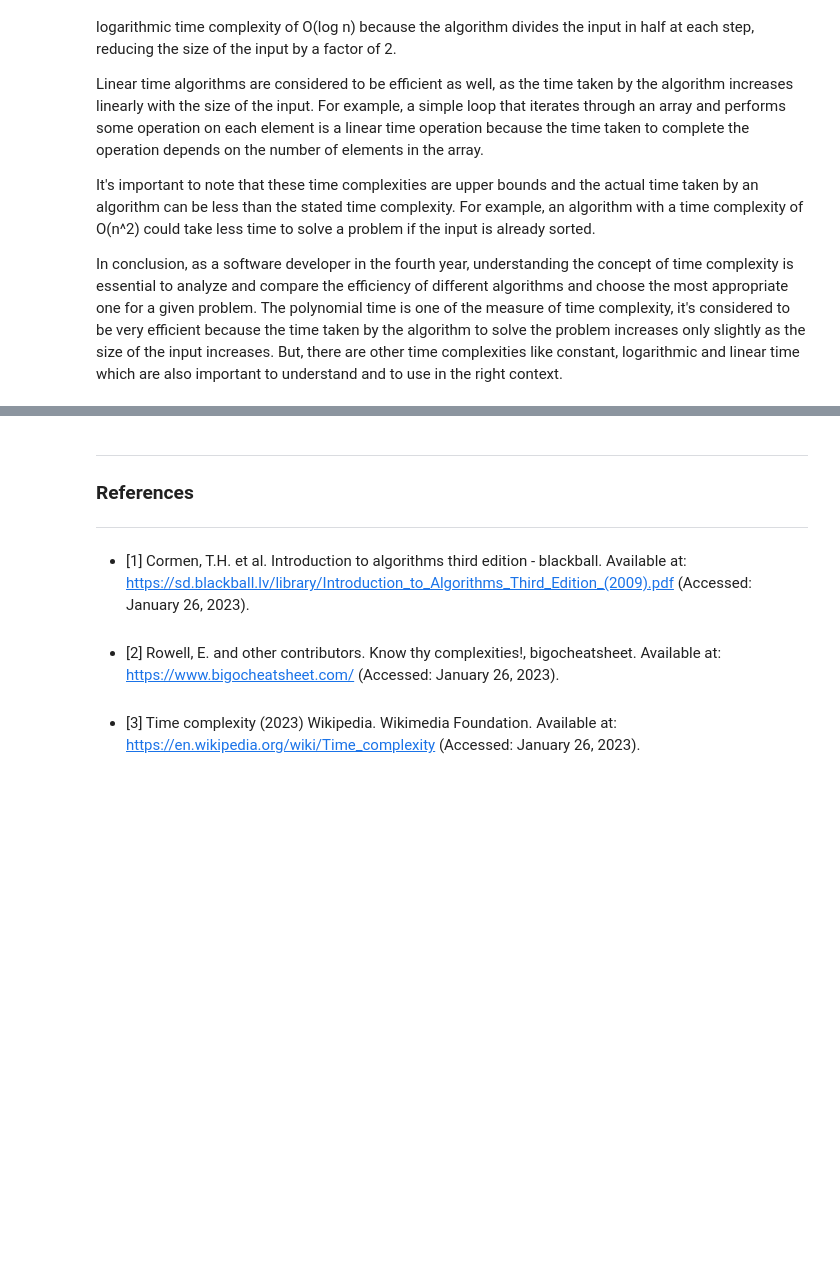
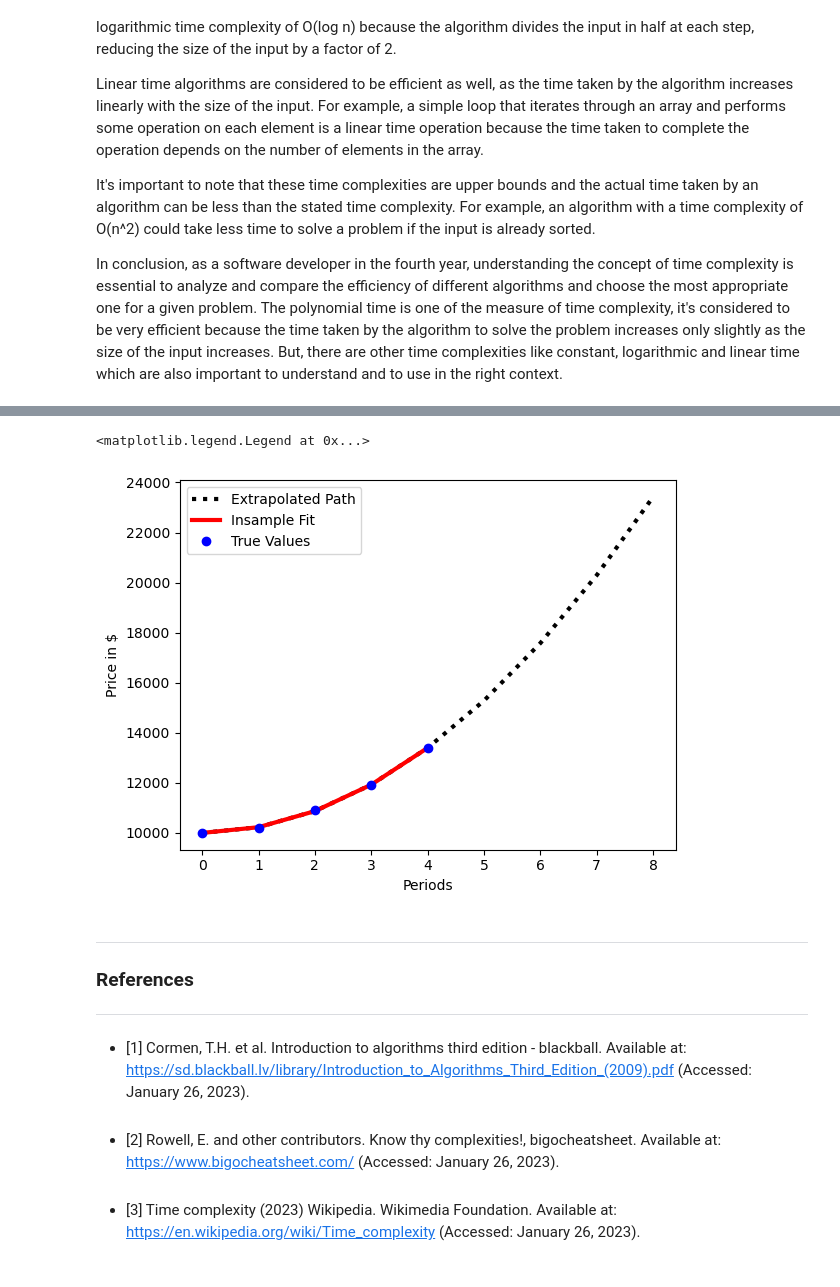
Before and after one commit to NatanTrosmanGMIT/Theory_Of_Algorithms_Project, a Jupyter notebook: polynomial_time.ipynb, the cells around one changed output, grey strips where cells are left out. Drawn from its saved outputs; the diff is of its cells as text; code cells hidden in the pictures; blank space fills up the shorter version.

```diff
--- a/polynomial_time.ipynb
+++ b/polynomial_time.ipynb
@@ -28,3 +30,15 @@ Linear time algorithms are considered to be efficient as well, as the time taken
 It's important to note that these time complexities are upper bounds and the actual time taken by an algorithm can be less than the stated time complexity. For example, an algorithm with a time complexity of O(n^2) could take less time to solve a problem if the input is already sorted.
 
 In conclusion, as a software developer in the fourth year, understanding the concept of time complexity is essential to analyze and compare the efficiency of different algorithms and choose the most appropriate one for a given problem. The polynomial time is one of the measure of time complexity, it's considered to be very efficient because the time taken by the algorithm to solve the problem increases only slightly as the size of the input increases. But, there are other time complexities like constant, logarithmic and linear time which are also important to understand and to use in the right context.
+# %%
+import numpy as np
+import matplotlib.pyplot as plt
+np.set_printoptions(precision=3,suppress=True)
+
+y = np.array([10000,10200,10900,11900,13400]).reshape(-1,1)
+
+t = np.arange(len(y))
+X = np.c_[np.ones_like(y), t, t**2]
+
+print(y)
+print(X)
@@ -31,3 +56,21 @@ In conclusion, as a software developer in the fourth year, understanding the con
+# %%
+betas = np.linalg.inv(X.T@X)@X.T@y
+# %%
+insample = X@betas
+t_new = np.arange(9).reshape(-1,1)
+X_test = np.c_[np.ones_like(t_new), t_new, t_new**2]
+
+out_sample = X_test@betas
+
+plt.plot(t_new, out_sample,label='Extrapolated Path',linestyle=':',linewidth=3,color='black')
+plt.plot(insample ,label='Insample Fit',linewidth=3,color='red')
+plt.plot(y, marker='o',linestyle="None",label='True Values',color='blue')
+plt.xlabel('Periods')
+plt.ylabel('Price in $')
+plt.legend(loc='best')
+# %% [output]
+<matplotlib.legend.Legend at 0x...>
+[figure, added]
 # %% [markdown]
 ***
 ### References
```
Also changed, not shown: parts of 2 cells of this notebook.
